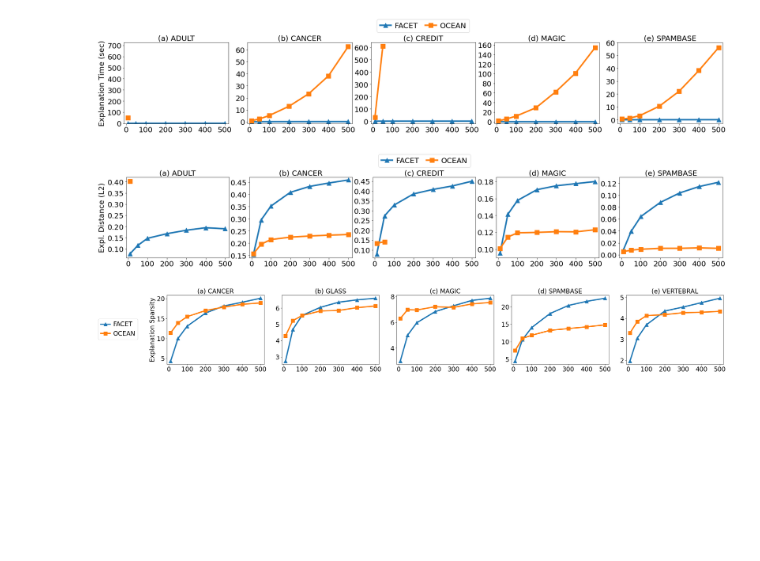
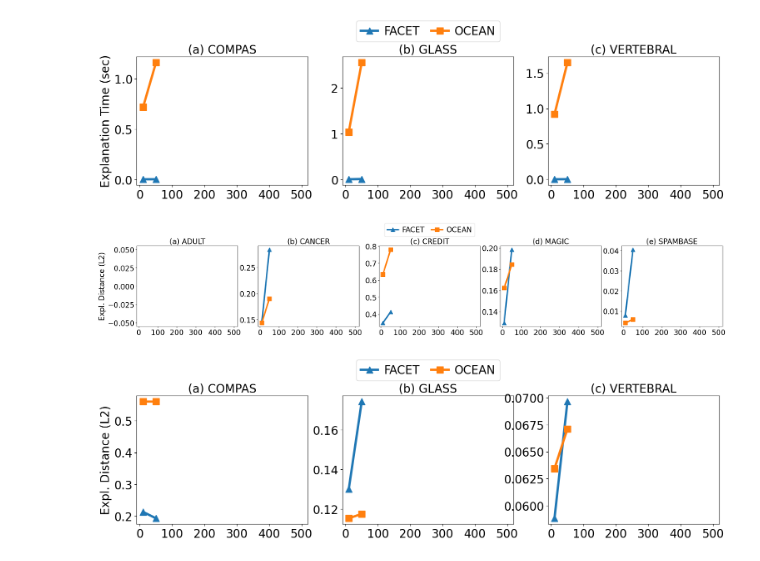
Before and after one commit to PeterVanNostrand/FACET, a Jupyter notebook: figures/vary_ntrees.ipynb, the cells around one changed output. Cells and saved outputs as stored; diff of their text form; code cells hidden in the pictures; blank space fills up the shorter version.

```diff
--- a/figures/vary_ntrees.ipynb
+++ b/figures/vary_ntrees.ipynb
@@ -9,13 +9,13 @@ Experiment results files needed: VaryNtrees
 Results used in the paper are provided in "../results/final" if generating new results run each experiment and update the results paths below
 '''
 # path to each result file
-results_path = "..//results/final_revision/vary_ntrees_cutoff.csv"
+results_path = "../results/vary_ntrees_fig13_14.csv"
 
 # path to output the figure
 export_figures = True
-output_dir = "./final/"
-fig_save_name_1 = "vary_ntrees_time"
-fig_save_name_2 = "vary_ntrees_dist"
+output_dir = "./final/reproducibility/"
+fig_save_name_1 = "vary_ntrees_time_fig13_14"
+fig_save_name_2 = "vary_ntrees_dist_fig13_14"
 fig_type = ".pdf"
 # %%
 import os
@@ -105,18 +104,11 @@ all_results.head()
 # %%
-def render_plot_ax(xfeature, yfeature, xlabel, ylabel, title, save_name=None, xrange=None, yrange=None, xlog=False, lloc=None, ylog=False, yticks_multi=None, yrange_multi=None, ytick_format="{:.2f}"):
+def render_plot_ax(datasets, xfeature, yfeature, xlabel, ylabel, title, save_name=None, xrange=None, yrange=None, xlog=False, lloc=None, ylog=False, yticks_multi=None, yrange_multi=None, ytick_format="{:.2f}"):
     results = all_results.groupby(["dataset", "explainer"], as_index=False).mean()
-
-    #datasets = all_results["dataset"].unique()
-    datasets = [dataset1, dataset2, dataset3, dataset4, dataset5]
-    #datasets = [dataset1, dataset2, dataset3]
-    fig = plt.figure(figsize=[32, 4])
-    #fig = plt.figure(figsize=[20, 4])
-    ax = fig.subplots(nrows=1, ncols=5, sharex="all") #nrows=1, ncols=5, sharex="all")
-    #ax = fig.subplots(nrows=1, ncols=3, sharex="all")
+    fig = plt.figure(figsize=[2 + 6*len(datasets), 4])
+    ax = fig.subplots(nrows=1, ncols=len(datasets), sharex="all")
     xticks = np.arange(0, 501, 100)
     xtick_labels = ["{:d}".format(_) for _ in xticks]
     fig.subplots_adjust(left=0.2)
-
 
     for i in range(len(datasets)):
         ds = datasets[i]
@@ -160,26 +164,34 @@ def render_plot_ax(xfeature, yfeature, xlabel, ylabel, title, save_name=None, xr
 # %%
-# cut off ocean at t=50 for adult and credit
-
-# sample time vs number of trees
+# ######### APPENDIX DATASETS - EXPLANATION TIME
+datasets_apdx = ["compas", "glass", "vertebral"]
+# axis ranges
 # yticks_multi = [np.arange(0, 720, 100,), np.arange(0, 65, 5), np.arange(0, 37, 5), np.arange(0, 161, 20), np.arange(0, 61, 10)]
 # yrange_multi = [[-3, 470], [-1.5, 23], [-1.5, 36], [-4, 165], [-3, 60]]
-
-yticks_multi = [np.arange(0, 720, 100,), np.arange(0, 65, 10), np.arange(0, 640, 100), np.arange(0, 161, 20), np.arange(0, 61, 10)]
-yrange_multi = [[-3, 725], [-1.5, 66], [-20, 640], [-4, 165], [-3, 60]]
-
-render_plot_ax(xfeature="n_trees", yfeature="sample_time", xlabel="T (Number of Trees)", ylabel="Explanation Time (sec)", title="Explanation Time vs Num Trees", save_name=fig_save_name_1, xrange=[-10, 520], yrange_multi=yrange_multi, yticks_multi=yticks_multi, ytick_format="{:d}")
+yticks_multi = None
+yrange_multi = None
+# create the plot
+render_plot_ax(datasets_apdx, xfeature="n_trees", yfeature="sample_time", xlabel="T (Number of Trees)", ylabel="Explanation Time (sec)", title="Explanation Time vs Num Trees", save_name=fig_save_name_1 + "_apdx", xrange=[-10, 520], yrange_multi=yrange_multi, yticks_multi=yticks_multi, ytick_format="{:d}")
 # %% [output]
-[figure, old version]
+[figure, new version]
 # %%
-yticks_multi = [np.arange(0, 0.45, 0.05), np.arange(0, 0.46, 0.05), np.arange(0, 0.46, 0.05), np.arange(0.1, 0.19, 0.02), np.arange(0, 0.13, 0.02)]
-yrange_multi = [[0.06, 0.42], [0.14, 0.47], [0.06, 0.47], [0.09, 0.185], [-0.005, 0.13]]
-render_plot_ax(xfeature="n_trees", yfeature="avg_dist", xlabel="T (Number of Trees)", ylabel="Expl. Distance (L2)", title="Average Distance vs Num Trees", save_name=fig_save_name_2, xrange=[-10, 520], yticks_multi=yticks_multi, yrange=[None, None], yrange_multi=yrange_multi)
+# ###### MAIN PAPER DATASETS - EXPLANTION DISTANCE
+datasets = ["adult", "cancer", "credit", "magic", "spambase"]
+# axis parameters
+# yticks_multi = [np.arange(0, 0.45, 0.05), np.arange(0, 0.46, 0.05), np.arange(0, 0.46, 0.05), np.arange(0.1, 0.19, 0.02), np.arange(0, 0.13, 0.02)]
+# yrange_multi = [[0.06, 0.42], [0.14, 0.47], [0.06, 0.47], [0.09, 0.185], [-0.005, 0.13]]
+yticks_multi = None
+yrange_multi = None
+# create the parameters
+render_plot_ax(datasets, xfeature="n_trees", yfeature="avg_dist", xlabel="T (Number of Trees)", ylabel="Expl. Distance (L2)", title="Average Distance vs Num Trees", save_name=fig_save_name_2, xrange=[-10, 520], yticks_multi=yticks_multi, yrange=[None, None], yrange_multi=yrange_multi)
 # %% [output]
-[figure, old version]
+[figure, new version]
 # %%
-# sample time vs number of trees
+# ###### APPENDIX DATASETS - EXPLANTION DISTANCE
+datasets_apdx = ["compas", "glass", "vertebral"]
+# axis parameters
 yticks_multi = None
 yrange_multi = None
-render_plot_ax(xfeature="n_trees", yfeature="avg_length", xlabel="T (Number of Trees)", ylabel="Explanation Sparsity", title="Sparsity vs Num Trees", save_name=None, xrange=[-10, 520], yrange_multi=yrange_multi, yticks_multi=yticks_multi, ytick_format="{:d}")
+# create the parameters
+render_plot_ax(datasets_apdx, xfeature="n_trees", yfeature="avg_dist", xlabel="T (Number of Trees)", ylabel="Expl. Distance (L2)", title="Average Distance vs Num Trees", save_name=fig_save_name_2 + "_apdx", xrange=[-10, 520], yticks_multi=yticks_multi, yrange=[None, None], yrange_multi=yrange_multi)
 # %% [output]
-[figure, old version]
+[figure, new version]
```
Also changed, not shown: parts of 3 cells of this notebook, 5 other files.
